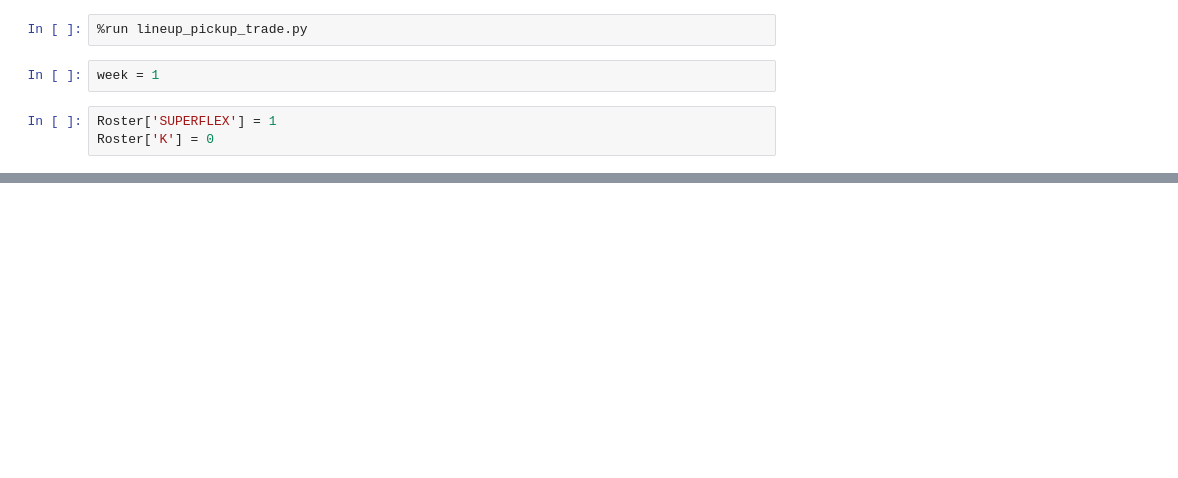
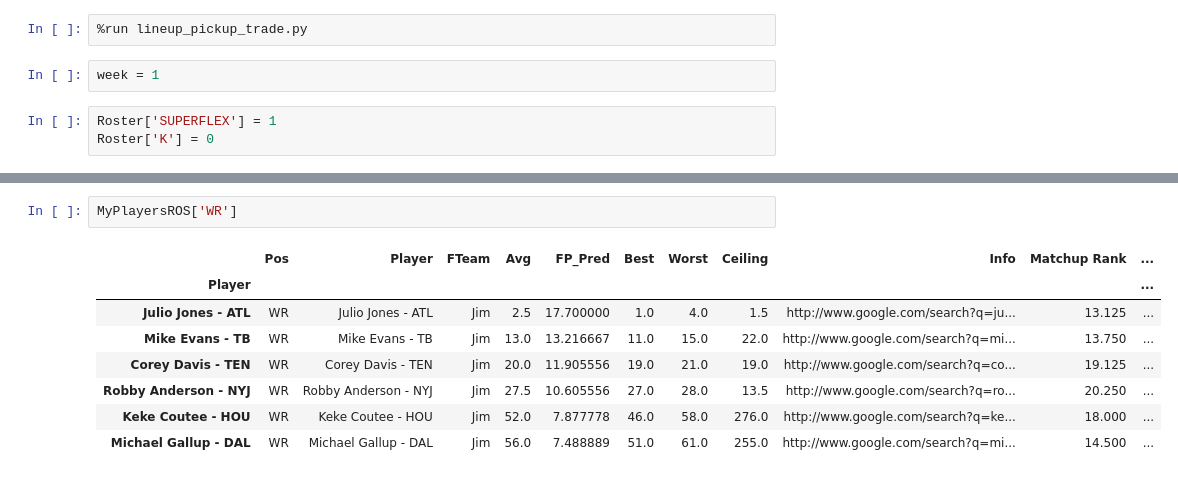
Before and after one commit to jdbrunner/fantasy_ffball_guide, a Jupyter notebook: TeamManager.ipynb, the cells around one changed output, grey strips where cells are left out. Saved outputs shown, nothing was run; the diff lists cells and outputs as text; blank space fills up the shorter version.

```diff
--- a/TeamManager.ipynb
+++ b/TeamManager.ipynb
@@ -79,0 +68,11 @@ SuggestedStreamers['RB'].style.format({'Info': make_clickable})
+# %%
+MyPlayersROS['WR']
+# %% [output]
+|  | Pos | Player | FTeam | Avg | FP_Pred | Best | Worst | Ceiling | Info | Matchup Rank | ... |
+| Player |  |  |  |  |  |  |  |  |  |  | ... |
+| Julio Jones - ATL | WR | Julio Jones - ATL | Jim | 2.5 | 17.700000 | 1.0 | 4.0 | 1.5 | http://www.google.com/search?q=ju... | 13.125 | ... |
+| Mike Evans - TB | WR | Mike Evans - TB | Jim | 13.0 | 13.216667 | 11.0 | 15.0 | 22.0 | http://www.google.com/search?q=mi... | 13.750 | ... |
+| Corey Davis - TEN | WR | Corey Davis - TEN | Jim | 20.0 | 11.905556 | 19.0 | 21.0 | 19.0 | http://www.google.com/search?q=co... | 19.125 | ... |
+| Robby Anderson - NYJ | WR | Robby Anderson - NYJ | Jim | 27.5 | 10.605556 | 27.0 | 28.0 | 13.5 | http://www.google.com/search?q=ro... | 20.250 | ... |
+| Keke Coutee - HOU | WR | Keke Coutee - HOU | Jim | 52.0 | 7.877778 | 46.0 | 58.0 | 276.0 | http://www.google.com/search?q=ke... | 18.000 | ... |
+| Michael Gallup - DAL | WR | Michael Gallup - DAL | Jim | 56.0 | 7.488889 | 51.0 | 61.0 | 255.0 | http://www.google.com/search?q=mi... | 14.500 | ... |
```
Also changed, not shown: parts of 10 cells of this notebook, 1 other file.
